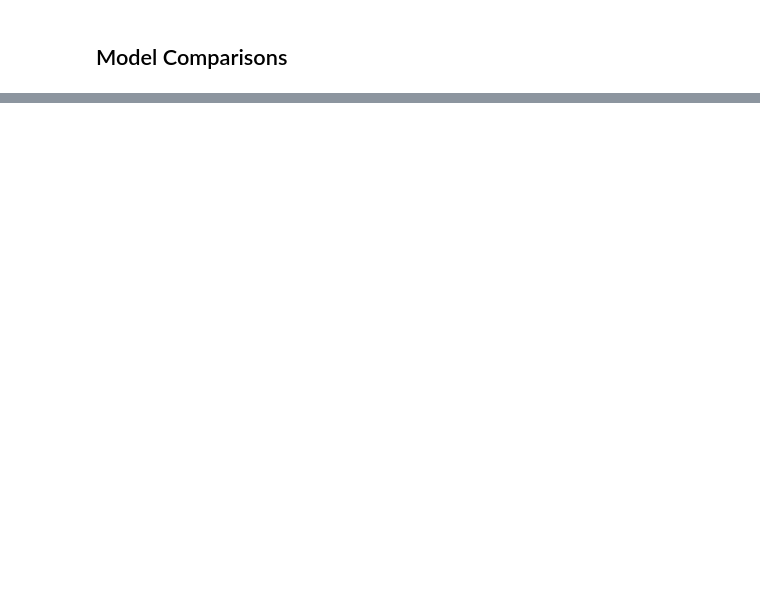
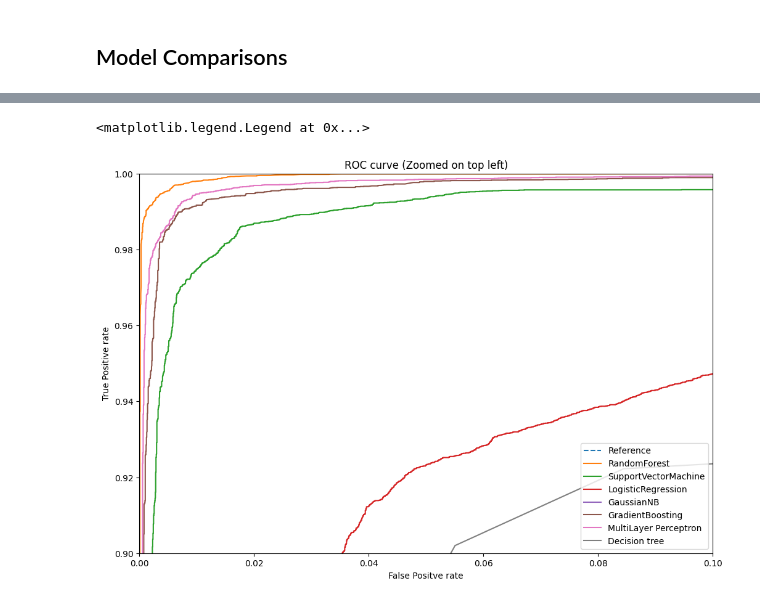
Before and after one commit to Namratha2301/IntrusionDetection, a Jupyter notebook: Intrusion Detection Using Machine Learning.ipynb, the cells around one changed output, grey strips where cells are left out. Drawn from its saved outputs; the diff is of its cells as text; code cells hidden in the pictures; blank space fills up the shorter version.

```diff
--- a/Intrusion Detection Using Machine Learning.ipynb
+++ b/Intrusion Detection Using Machine Learning.ipynb
@@ -1209,18 +1298,21 @@ ax.legend(loc="bottom right")
 # %%
 # AUC Plot Zoomed In
 
 fig,ax = plt.subplots(figsize=(12,8))
 ax.plot(ns_fpr, ns_tpr, linestyle= '--', label= 'Reference')
 ax.plot(rf_fpr, rf_tpr, linestyle= '-', label= 'RandomForest')
 ax.plot(svm_fpr, svm_tpr, linestyle= '-', label= 'SupportVectorMachine')
 ax.plot(lg_fpr, lg_tpr, linestyle='-', label= 'LogisticRegression')
 ax.plot(nb_fpr, nb_tpr, linestyle='-', label= 'GaussianNB')
 ax.plot(gb_fpr, gb_tpr, linestyle='-', label= 'GradientBoosting')
 ax.plot(mlp_fpr, mlp_tpr, linestyle='-', label= 'MultiLayer Perceptron')
 ax.plot(dt_fpr, dt_tpr, linestyle='-', label= 'Decision tree')
 plt.xlabel('False Positve rate')
 plt.ylabel('True Positive rate')
 plt.title('ROC curve (Zoomed on top left)')
 plt.xlim([0,0.1])
 plt.ylim([0.9,1])
-ax.legend(loc="bottom right")
+ax.legend(loc="lower right")
+# %% [output]
+<matplotlib.legend.Legend at 0x...>
+[figure, added]
```
Also changed, not shown: parts of 12 cells of this notebook.
